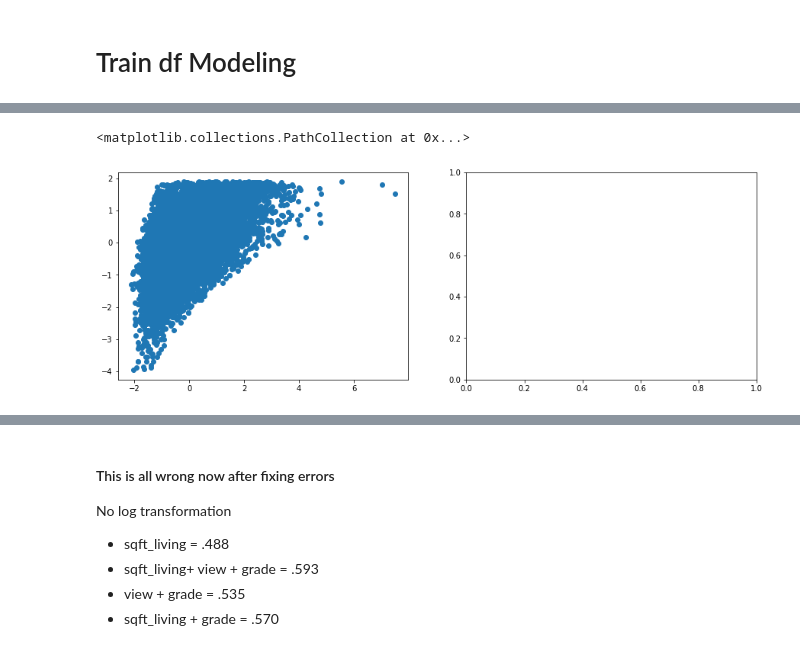
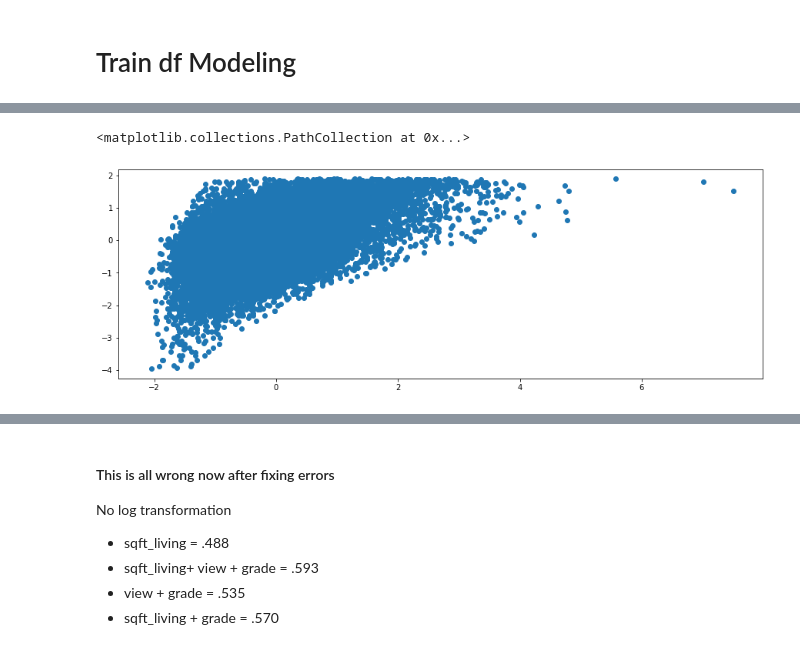
Before and after one commit to xiaohua-su/King_County_Real_Estate_Analysis, a Jupyter notebook: scratchwork_that_runs_properly.ipynb, the cells around one changed output, grey strips where cells are left out. Cells and saved outputs as stored; diff of their text form; code cells hidden in the pictures.

```diff
--- a/scratchwork_that_runs_properly.ipynb
+++ b/scratchwork_that_runs_properly.ipynb
@@ -832,21 +832,19 @@ Notes:
 # %%
 fig, ax = plt.subplots(figsize=(15,5))
 
 x1 = scaled_p_df[['sqft_living']]
 y1 = scaled_p_df[['price']]
 
-# x2 = scaled_and_parse_df[['bedrooms']]
+#x2 = scaled_and_parse_df[['bedrooms']]
 
 
-ax.
-
-ax[0].scatter(x1, y1)
+ax.scatter(x1, y1)
 # ax[1].scatter(x2,y1);
 
-plt.savefig('sqft_living&price.png')
+#plt.savefig('sqft_living&price.png')
 # %% [output]
 <matplotlib.collections.PathCollection at 0x...>
-[figure, old version]
+[figure, new version]
 # %%
 #simple_formula4 = 'price ~ sqft_living + view_GOOD + view_NONE + grade_11_Excellent + grade_12_Luxury + grade_13_Mansion + grade_5_Fair + grade_6_Low_Average + grade_7_Average + grade_8_Good+ grade_9_Better'
 
```
Also changed, not shown: parts of 19 cells of this notebook, 3 other files.
